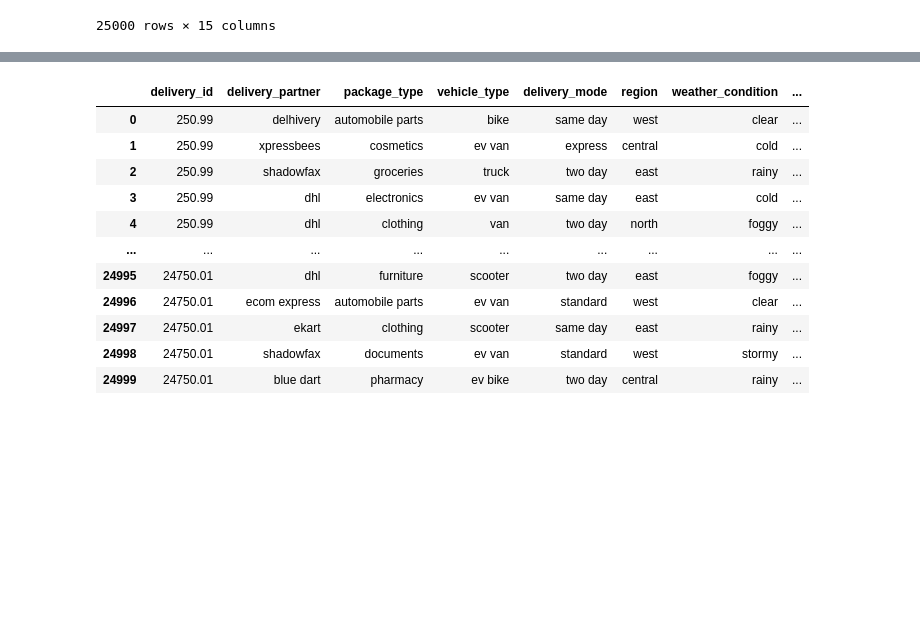
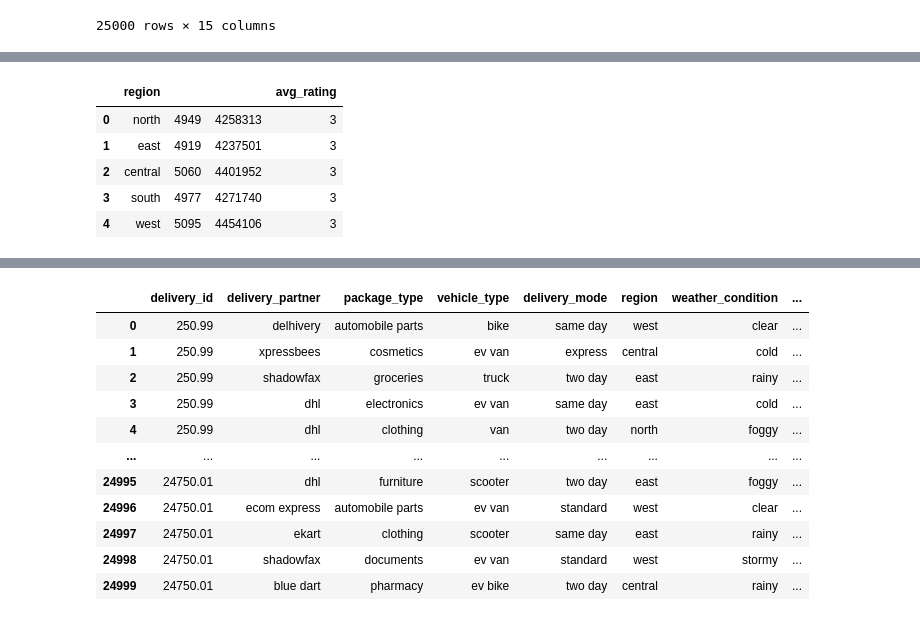
Before and after one commit to mahendra204/Python-Basics-Projects, a Jupyter notebook: Delivery Logistics EDA.ipynb, the cells around one changed output, grey strips where cells are left out. Saved outputs shown, nothing was run; the diff lists cells and outputs as text; code cells hidden in the pictures; blank space fills up the shorter version.

```diff
--- a/Delivery Logistics EDA.ipynb
+++ b/Delivery Logistics EDA.ipynb
@@ -73,0 +116,11 @@ df
+# %%
+pd.read_sql('select region, count(delivery_id),' \
+'cast(sum(delivery_cost) as int),' \
+'avg(delivery_rating) as avg_rating from delivery_logistics group by region', engine)
+# %% [output]
+|  | region |  |  | avg_rating |
+| 0 | north | 4949 | 4258313 | 3 |
+| 1 | east | 4919 | 4237501 | 3 |
+| 2 | central | 5060 | 4401952 | 3 |
+| 3 | south | 4977 | 4271740 | 3 |
+| 4 | west | 5095 | 4454106 | 3 |
```
Also changed, not shown: parts of 7 cells of this notebook.
